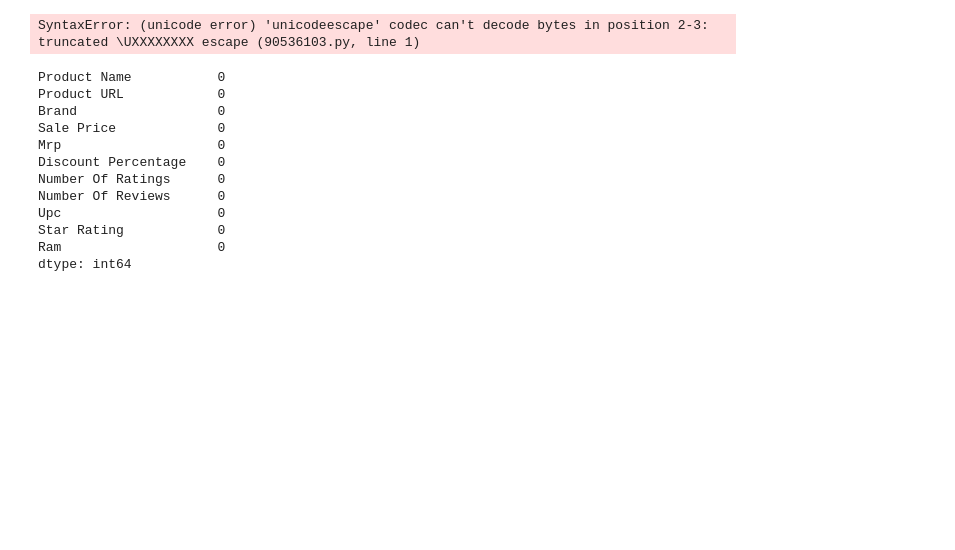
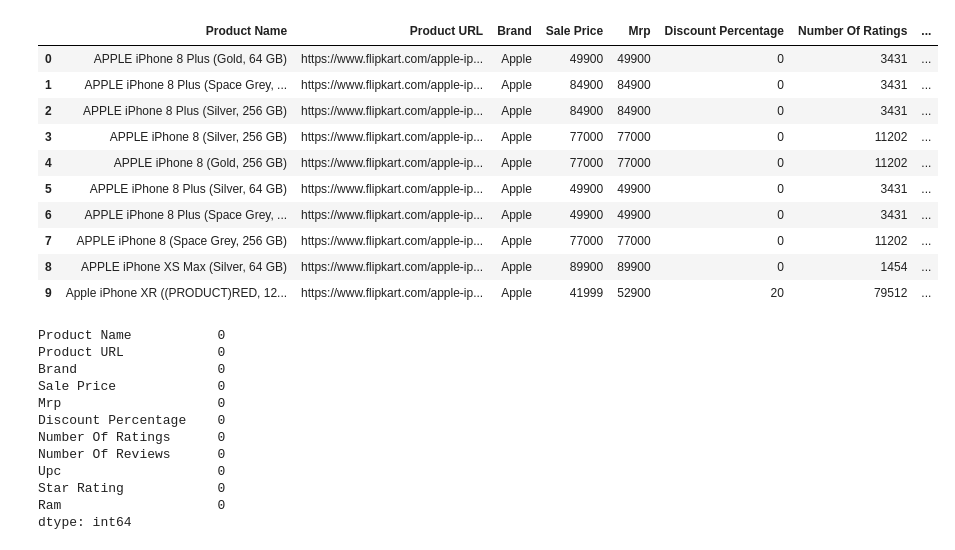
Before and after one commit to Guermoud98/iPhone-Sales-Analysis-Project, a Jupyter notebook: Iphone_Sales_Analysis.ipynb, the cells around one changed output. Drawn from its saved outputs; the diff is of its cells as text; code cells hidden in the pictures; blank space fills up the shorter version.

```diff
--- a/Iphone_Sales_Analysis.ipynb
+++ b/Iphone_Sales_Analysis.ipynb
@@ -4,10 +4,20 @@ import pandas as pd
 import plotly.express as px
 import seaborn as sns
 # %%
-df = pd.read_csv("C:\Users\Administrateur\Desktop\\iPhone-Sales-Analysis-Project\\apple_products.csv")
+df = pd.read_csv("C:\\Users\\Administrateur\\Desktop\\iPhone-Sales-Analysis-Project\\apple_products.csv")
 df.head(10)
 # %% [output]
-SyntaxError: (unicode error) 'unicodeescape' codec can't decode bytes in position 2-3: truncated \UXXXXXXXX escape (90536103.py, line 1)
+|  | Product Name | Product URL | Brand | Sale Price | Mrp | Discount Percentage | Number Of Ratings | ... |
+| 0 | APPLE iPhone 8 Plus (Gold, 64 GB) | https://www.flipkart.com/apple-ip... | Apple | 49900 | 49900 | 0 | 3431 | ... |
+| 1 | APPLE iPhone 8 Plus (Space Grey, ... | https://www.flipkart.com/apple-ip... | Apple | 84900 | 84900 | 0 | 3431 | ... |
+| 2 | APPLE iPhone 8 Plus (Silver, 256 GB) | https://www.flipkart.com/apple-ip... | Apple | 84900 | 84900 | 0 | 3431 | ... |
+| 3 | APPLE iPhone 8 (Silver, 256 GB) | https://www.flipkart.com/apple-ip... | Apple | 77000 | 77000 | 0 | 11202 | ... |
+| 4 | APPLE iPhone 8 (Gold, 256 GB) | https://www.flipkart.com/apple-ip... | Apple | 77000 | 77000 | 0 | 11202 | ... |
+| 5 | APPLE iPhone 8 Plus (Silver, 64 GB) | https://www.flipkart.com/apple-ip... | Apple | 49900 | 49900 | 0 | 3431 | ... |
+| 6 | APPLE iPhone 8 Plus (Space Grey, ... | https://www.flipkart.com/apple-ip... | Apple | 49900 | 49900 | 0 | 3431 | ... |
+| 7 | APPLE iPhone 8 (Space Grey, 256 GB) | https://www.flipkart.com/apple-ip... | Apple | 77000 | 77000 | 0 | 11202 | ... |
+| 8 | APPLE iPhone XS Max (Silver, 64 GB) | https://www.flipkart.com/apple-ip... | Apple | 89900 | 89900 | 0 | 1454 | ... |
+| 9 | Apple iPhone XR ((PRODUCT)RED, 12... | https://www.flipkart.com/apple-ip... | Apple | 41999 | 52900 | 20 | 79512 | ... |
 # %%
 df.isnull().sum()
 # %% [output]
```
